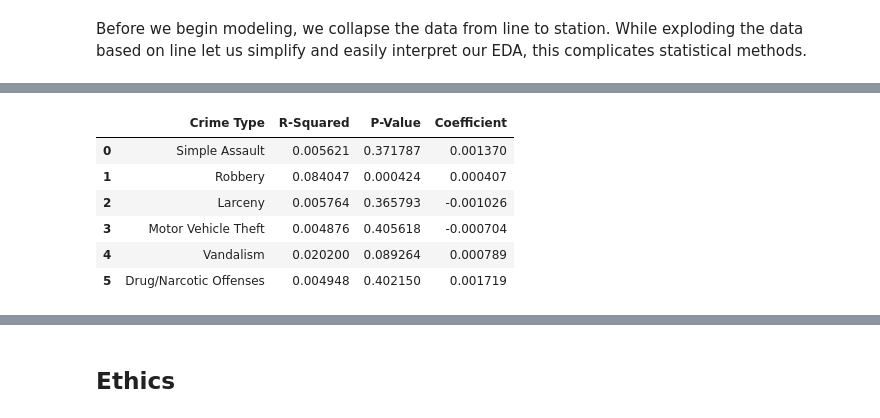
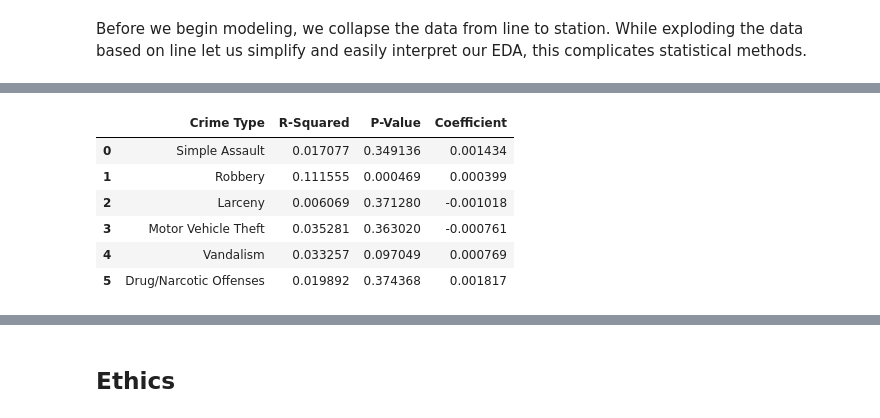
Before and after one commit to COGS108/Group022_WI26, a Jupyter notebook: 03-FinalProject.ipynb, the cells around one changed output, grey strips where cells are left out. Cells and saved outputs as stored; diff of their text form; code cells hidden in the pictures.

```diff
--- a/03-FinalProject.ipynb
+++ b/03-FinalProject.ipynb
@@ -539,7 +539,7 @@ df = pd.read_csv('data/02-processed/final_transit_crime_data_cleaned.csv')
 
 # Collapse dataset from line to station
 df = df.groupby(['Station', 'Year', 'Season', 'Neighborhood'])[df.drop(columns=['Station', 'Year', 'Season', 'Neighborhood', 'Line']).columns].mean().reset_index()
-# df['Total Crime'] = df[crime_cols].sum(axis=1)
+df['Total Crime'] = df[crime_cols].sum(axis=1)
 df.info()
 df.head()
 # %% [output]
@@ -574,19 +587,19 @@ sns.heatmap(df[['Ridership', 'Simple Assault', 'Robbery', 'Larceny', 'Motor Vehi
 # %%
 results = []
 for crime in crime_cols:
-    model = smf.ols(f'Q("{crime}") ~ Ridership', data=df).fit()
+    model = smf.ols(f'Q("{crime}") ~ Ridership + C(Year)', data=df).fit()
     results.append({
         'Crime Type': crime,
         'R-Squared': model.rsquared,
         'P-Value': model.pvalues['Ridership'],
         'Coefficient': model.params['Ridership']
     })
 pd.DataFrame(results)
 # %% [output]
 |  | Crime Type | R-Squared | P-Value | Coefficient |
-| 0 | Simple Assault | 0.005621 | 0.371787 | 0.001370 |
-| 1 | Robbery | 0.084047 | 0.000424 | 0.000407 |
-| 2 | Larceny | 0.005764 | 0.365793 | -0.001026 |
-| 3 | Motor Vehicle Theft | 0.004876 | 0.405618 | -0.000704 |
-| 4 | Vandalism | 0.020200 | 0.089264 | 0.000789 |
-| 5 | Drug/Narcotic Offenses | 0.004948 | 0.402150 | 0.001719 |
+| 0 | Simple Assault | 0.017077 | 0.349136 | 0.001434 |
+| 1 | Robbery | 0.111555 | 0.000469 | 0.000399 |
+| 2 | Larceny | 0.006069 | 0.371280 | -0.001018 |
+| 3 | Motor Vehicle Theft | 0.035281 | 0.363020 | -0.000761 |
+| 4 | Vandalism | 0.033257 | 0.097049 | 0.000769 |
+| 5 | Drug/Narcotic Offenses | 0.019892 | 0.374368 | 0.001817 |
```
Also changed, not shown: parts of 6 cells of this notebook.
